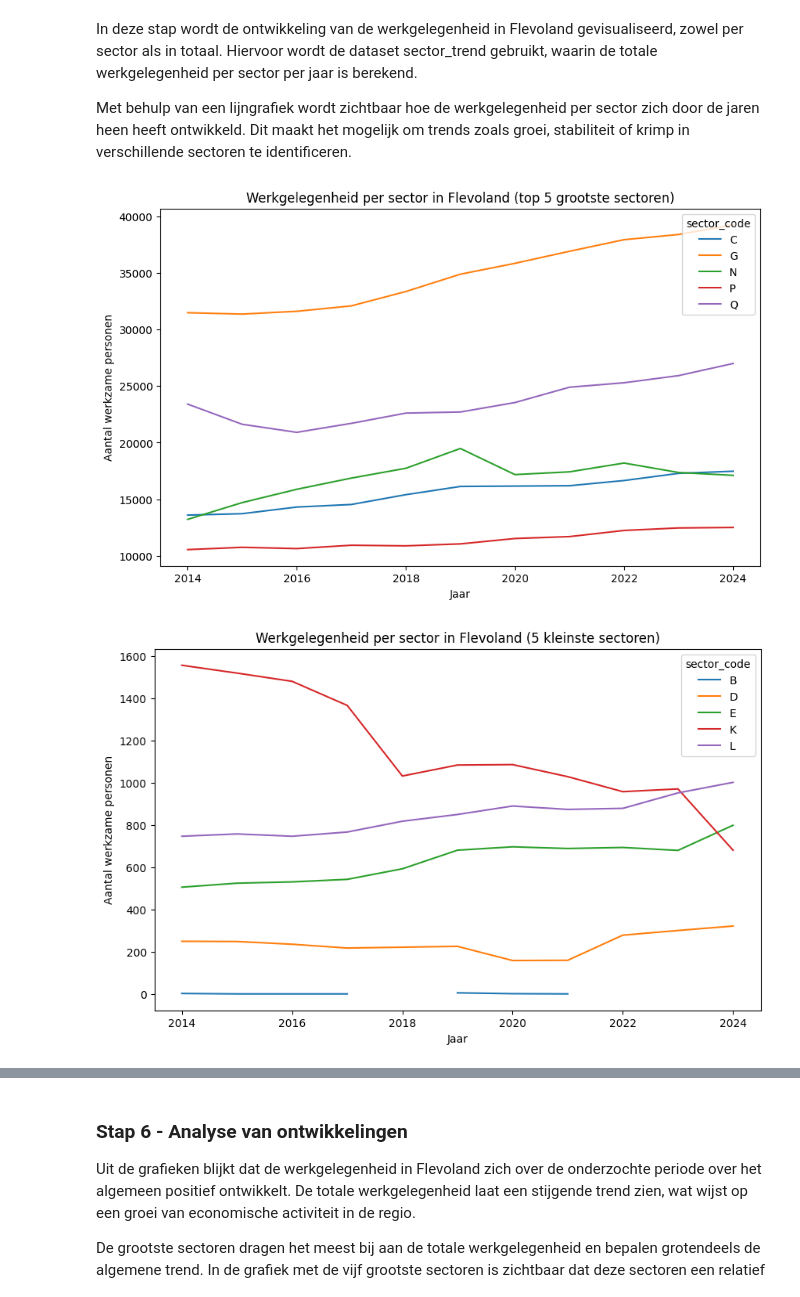
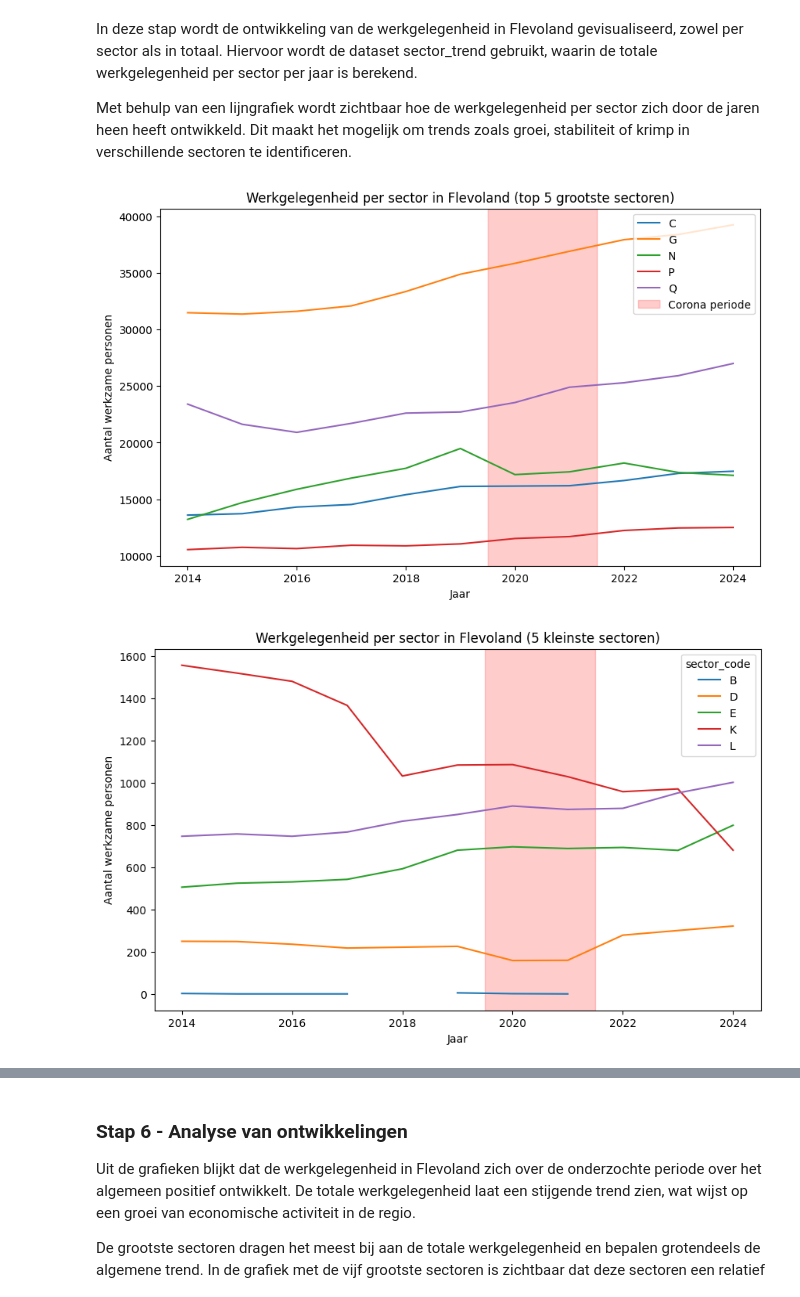
Before and after one commit to Ismael-991/Werkgelegenheid_Provincie_Flevoland, a Jupyter notebook: Notebooks/Individual/MOhammed_Notebook.ipynb, the cells around one changed output, grey strips where cells are left out. Drawn from its saved outputs; the diff is of its cells as text; code cells hidden in the pictures.

```diff
--- a/Notebooks/Individual/MOhammed_Notebook.ipynb
+++ b/Notebooks/Individual/MOhammed_Notebook.ipynb
@@ -4,7 +4,7 @@
 # %%
 import pandas as pd
 
-df = pd.read_excel("../../Data/raw/dataset.xlsx")
+df = pd.read_excel("../../Dataraw/dataset.xlsx")
 df.head()
 # %% [output]
 |  | vestnr | postcode | plaats | gemeente_code | datum_start | datum_einde | jaar | man_fte | vrouw_fte | ... |
@@ -134,18 +129,24 @@ In deze stap wordt de ontwikkeling van de werkgelegenheid in Flevoland gevisuali
 Met behulp van een lijngrafiek wordt zichtbaar hoe de werkgelegenheid per sector zich door de jaren heen heeft ontwikkeld. Dit maakt het mogelijk om trends zoals groei, stabiliteit of krimp in verschillende sectoren te identificeren.
 # %%
 import matplotlib.pyplot as plt
-top_sectoren = sector_trend.groupby("sector_code")["wp"].sum().nlargest(5).index #limiteren tot top 5 grootste secotren, anders wordt grafiek grotendeels onleesbaar
+
+top_sectoren = sector_trend.groupby("sector_code")["wp"].sum().nlargest(5).index  # limiteren tot top 5 grootste sectoren
 top_data = sector_trend[sector_trend["sector_code"].isin(top_sectoren)]
 
 pivot = top_data.pivot(index="jaar", columns="sector_code", values="wp")
 
 pivot.plot(figsize=(10,6))
+
+plt.axvspan(2019.5, 2021.5, color='red', alpha=0.2, label="Corona periode")
+
 plt.title("Werkgelegenheid per sector in Flevoland (top 5 grootste sectoren)")
 plt.xlabel("Jaar")
 plt.ylabel("Aantal werkzame personen")
+
+plt.legend()
 plt.show()
 # %% [output]
-[figure, old version]
+[figure, new version]
 # %%
 bottom_sectoren = sector_trend.groupby("sector_code")["wp"].sum().nsmallest(5).index  # selecteer 5 kleinste sectoren
 bottom_data = sector_trend[sector_trend["sector_code"].isin(bottom_sectoren)]
@@ -153,12 +154,15 @@ bottom_data = sector_trend[sector_trend["sector_code"].isin(bottom_sectoren)]
 pivot = bottom_data.pivot(index="jaar", columns="sector_code", values="wp")
 
 pivot.plot(figsize=(10,6))
+
+plt.axvspan(2019.5, 2021.5, color='red', alpha=0.2, label="Corona periode")
+
 plt.title("Werkgelegenheid per sector in Flevoland (5 kleinste sectoren)")
 plt.xlabel("Jaar")
 plt.ylabel("Aantal werkzame personen")
 plt.show()
 # %% [output]
-[figure, old version]
+[figure, new version]
 # %%
 import matplotlib.pyplot as plt
 
```
Also changed, not shown: parts of 7 cells of this notebook.
